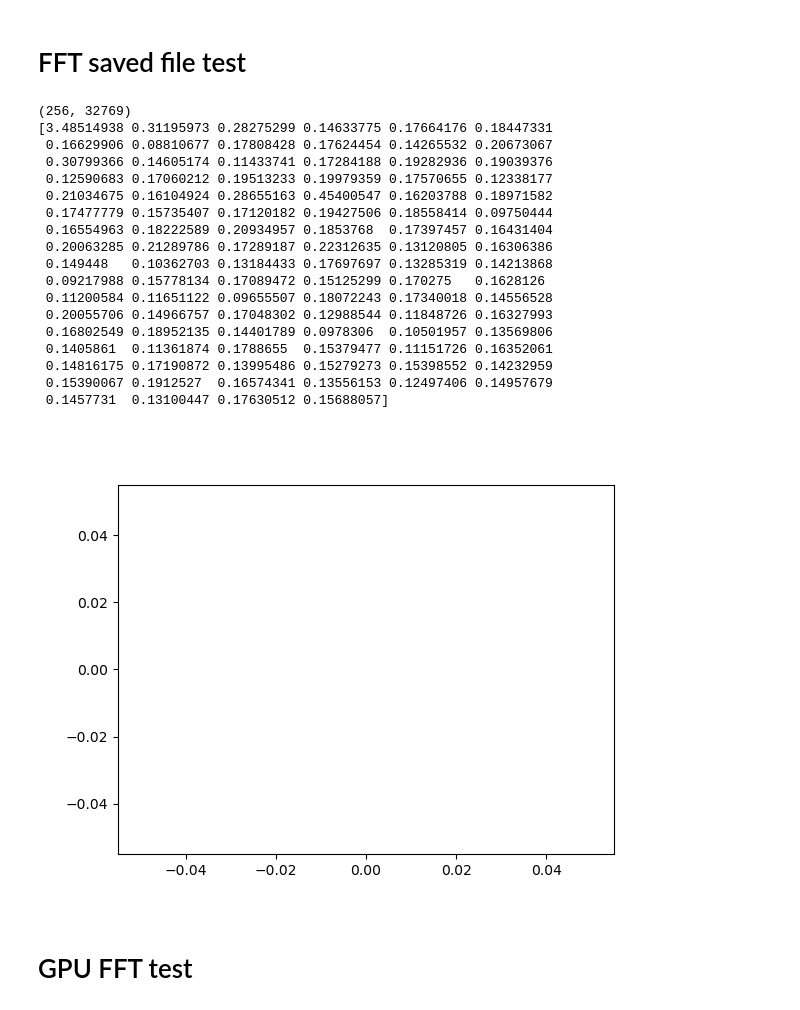
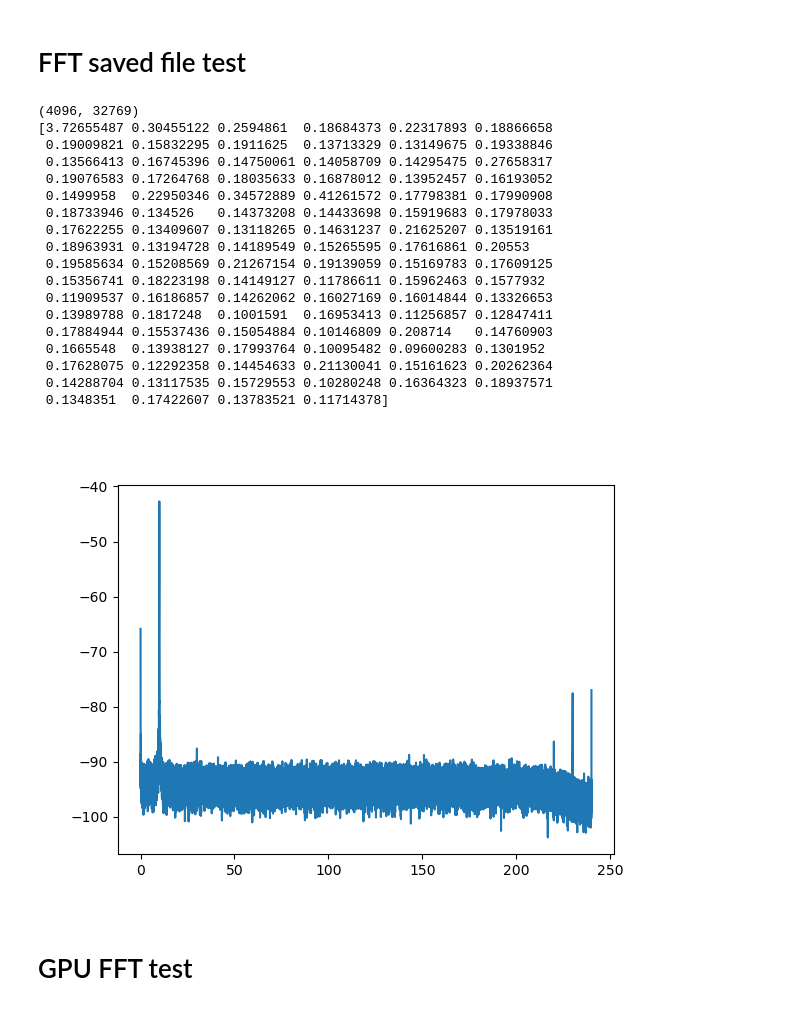
Before and after one commit to guotsuan/LACE_adc, a Jupyter notebook: python_udp_recv/FFT_saved_file_test.ipynb, the cells around one changed output. Cells and saved outputs as stored; diff of their text form; code cells hidden in the pictures.

```diff
--- a/python_udp_recv/FFT_saved_file_test.ipynb
+++ b/python_udp_recv/FFT_saved_file_test.ipynb
@@ -3,47 +3,47 @@
 # %%
 import numpy as np
 import h5py as h5
 from fft_helper import fft_to_dBm
 
 %matplotlib widget
 
 from numpy.fft import fft,rfft,rfftfreq
 import matplotlib.pyplot as plt
 
-fname = './fft_test/2022-03-07/15/RAW_output1_0.h5'
+fname = './fft_test/2022-03-09/13/RAW_output1_0.h5'
 
 f = h5.File(fname, 'r')
 
 py = f['amplitude'][...]
 
 print(py.shape)
 
 st = 1/480.
 px = rfftfreq(4096*16, d=st)
 
 print(py[0,0:100])
-plt.plot(px, fft_to_dBm(py[-1,...]))
+plt.plot(px, fft_to_dBm(py[0,...]))
 plt.show()
 # %% [output]
-(256, 32769)
-[3.48514938 0.31195973 0.28275299 0.14633775 0.17664176 0.18447331
- 0.16629906 0.08810677 0.17808428 0.17624454 0.14265532 0.20673067
- 0.30799366 0.14605174 0.11433741 0.17284188 0.19282936 0.19039376
- 0.12590683 0.17060212 0.19513233 0.19979359 0.17570655 0.12338177
- 0.21034675 0.16104924 0.28655163 0.45400547 0.16203788 0.18971582
- 0.17477779 0.15735407 0.17120182 0.19427506 0.18558414 0.09750444
- 0.16554963 0.18222589 0.20934957 0.1853768  0.17397457 0.16431404
- 0.20063285 0.21289786 0.17289187 0.22312635 0.13120805 0.16306386
- 0.149448   0.10362703 0.13184433 0.17697697 0.13285319 0.14213868
- 0.09217988 0.15778134 0.17089472 0.15125299 0.170275   0.1628126
- 0.11200584 0.11651122 0.09655507 0.18072243 0.17340018 0.14556528
- 0.20055706 0.14966757 0.17048302 0.12988544 0.11848726 0.16327993
- 0.16802549 0.18952135 0.14401789 0.0978306  0.10501957 0.13569806
- 0.1405861  0.11361874 0.1788655  0.15379477 0.11151726 0.16352061
- 0.14816175 0.17190872 0.13995486 0.15279273 0.15398552 0.14232959
- 0.15390067 0.1912527  0.16574341 0.13556153 0.12497406 0.14957679
- 0.1457731  0.13100447 0.17630512 0.15688057]
+(4096, 32769)
+[3.72655487 0.30455122 0.2594861  0.18684373 0.22317893 0.18866658
+ 0.19009821 0.15832295 0.1911625  0.13713329 0.13149675 0.19338846
+ 0.13566413 0.16745396 0.14750061 0.14058709 0.14295475 0.27658317
+ 0.19076583 0.17264768 0.18035633 0.16878012 0.13952457 0.16193052
+ 0.1499958  0.22950346 0.34572889 0.41261572 0.17798381 0.17990908
+ 0.18733946 0.134526   0.14373208 0.14433698 0.15919683 0.17978033
+ 0.17622255 0.13409607 0.13118265 0.14631237 0.21625207 0.13519161
+ 0.18963931 0.13194728 0.14189549 0.15265595 0.17616861 0.20553
+ 0.19585634 0.15208569 0.21267154 0.19139059 0.15169783 0.17609125
+ 0.15356741 0.18223198 0.14149127 0.11786611 0.15962463 0.1577932
+ 0.11909537 0.16186857 0.14262062 0.16027169 0.16014844 0.13326653
+ 0.13989788 0.1817248  0.1001591  0.16953413 0.11256857 0.12847411
+ 0.17884944 0.15537436 0.15054884 0.10146809 0.208714   0.14760903
+ 0.1665548  0.13938127 0.17993764 0.10095482 0.09600283 0.1301952
+ 0.17628075 0.12292358 0.14454633 0.21130041 0.15161623 0.20262364
+ 0.14288704 0.13117535 0.15729553 0.10280248 0.16364323 0.18937571
+ 0.1348351  0.17422607 0.13783521 0.11714378]
-[figure, old version]
+[figure, new version]
 # %% [markdown]
 # GPU FFT test
 # %%
```
Also changed, not shown: 4 other files.
